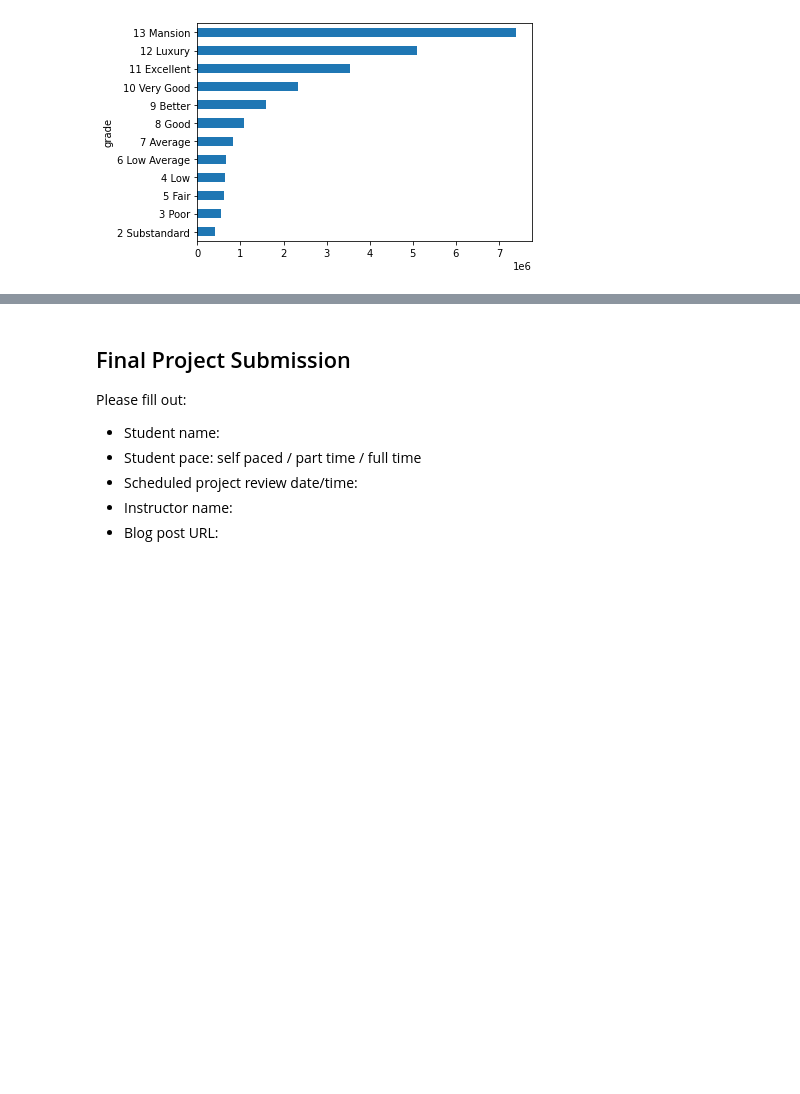
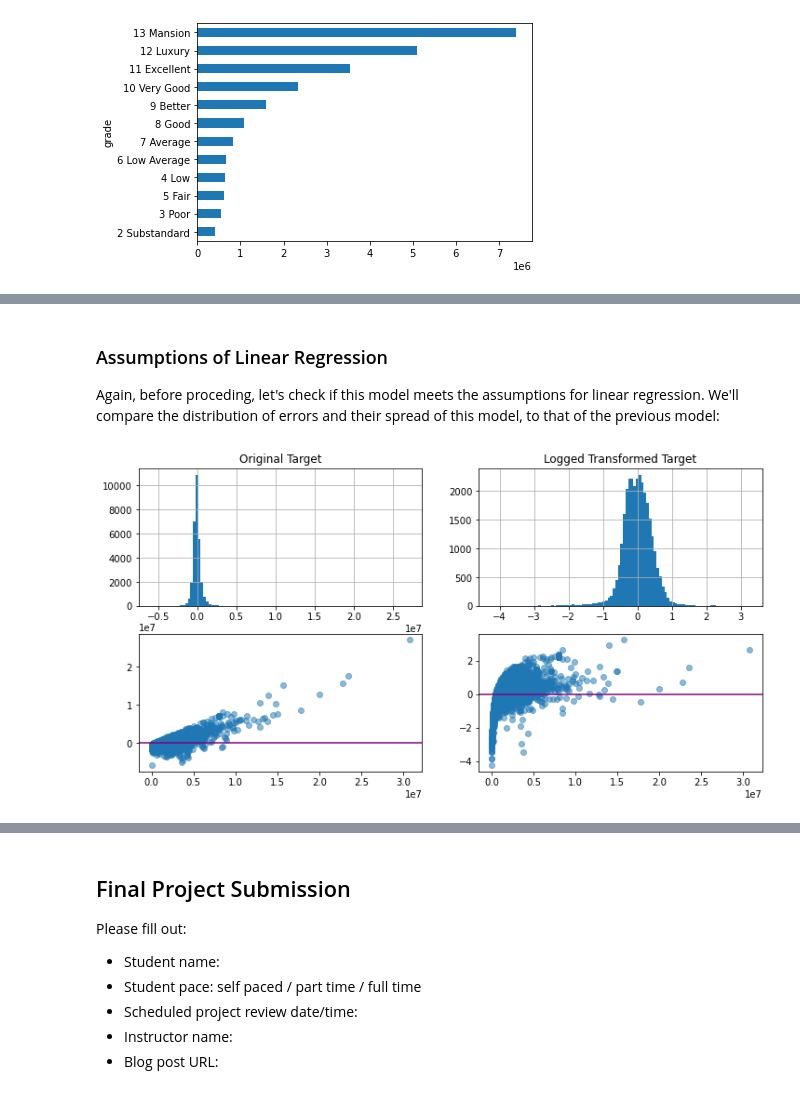
Before and after one commit to terminalcoder/Home-Features-Analysis, a Jupyter notebook: student.ipynb, the cells around one changed output, grey strips where cells are left out. Cells and saved outputs as stored; diff of their text form; code cells hidden in the pictures; blank space fills up the shorter version.

```diff
--- a/student.ipynb
+++ b/student.ipynb
@@ -424,0 +422,8 @@ axes[1].set_title('Logged Target');
+# %%
+# set dependent variable to logged transformed version of price
+y_log = np.log(y)
+# build model with transformed variable
+model_5 = sm.OLS(y_log, sm.add_constant(X_4))
+results_5 = model_5.fit()
+# display results summary
+results_5.summary()
@@ -424,0 +469,21 @@ axes[1].set_title('Logged Target');
+# %% [markdown]
+### Assumptions of Linear Regression
+Again, before proceding, let's check if this model meets the assumptions for linear regression. We'll compare the distribution of errors and their spread of this model, to that of the previous model:
+# %%
+# plot a histogram of the residuals of the original model & of the logged transformed target model
+fig, axes = plt.subplots(figsize=(12, 6), nrows=2, ncols=2)
+
+# plot histogram of distribution of residuals
+results_4.resid.hist(bins = 100, ax = axes[0][0])
+results_5.resid.hist(bins = 100, ax = axes[0][1])
+
+# plot scatterplot of residuals
+axes[1][0].scatter(y = results_4.resid, x = kc_house_data['price'], alpha=.5)
+axes[1][1].scatter(y = results_5.resid, x = kc_house_data['price'], alpha=.5)
+axes[1][0].axhline(y = 0, c='purple')
+axes[1][1].axhline(y = 0, c='purple')
+
+axes[0][0].set_title('Original Target')
+axes[0][1].set_title('Logged Transformed Target');
+# %% [output]
+[figure, added]
```
Also changed, not shown: parts of 65 cells of this notebook.
